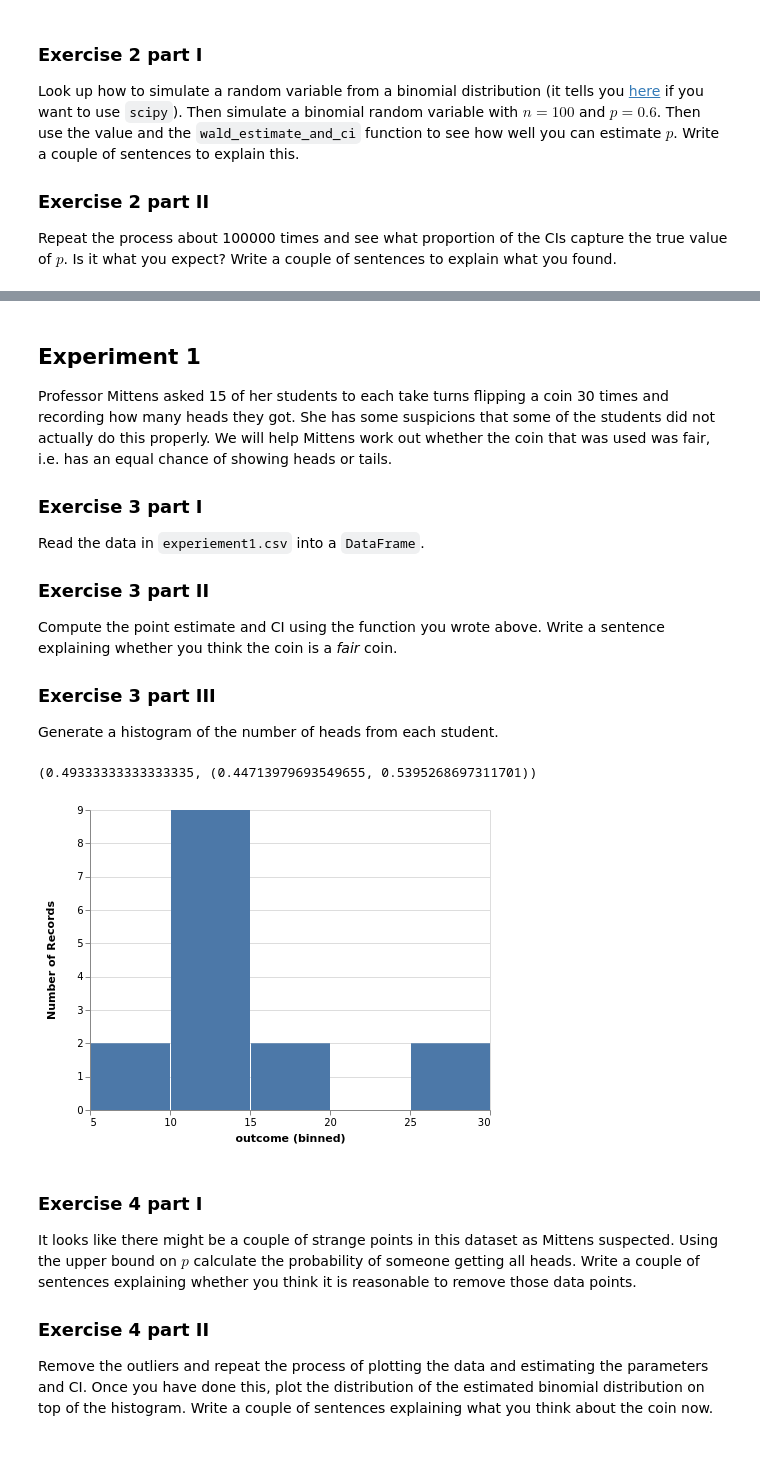
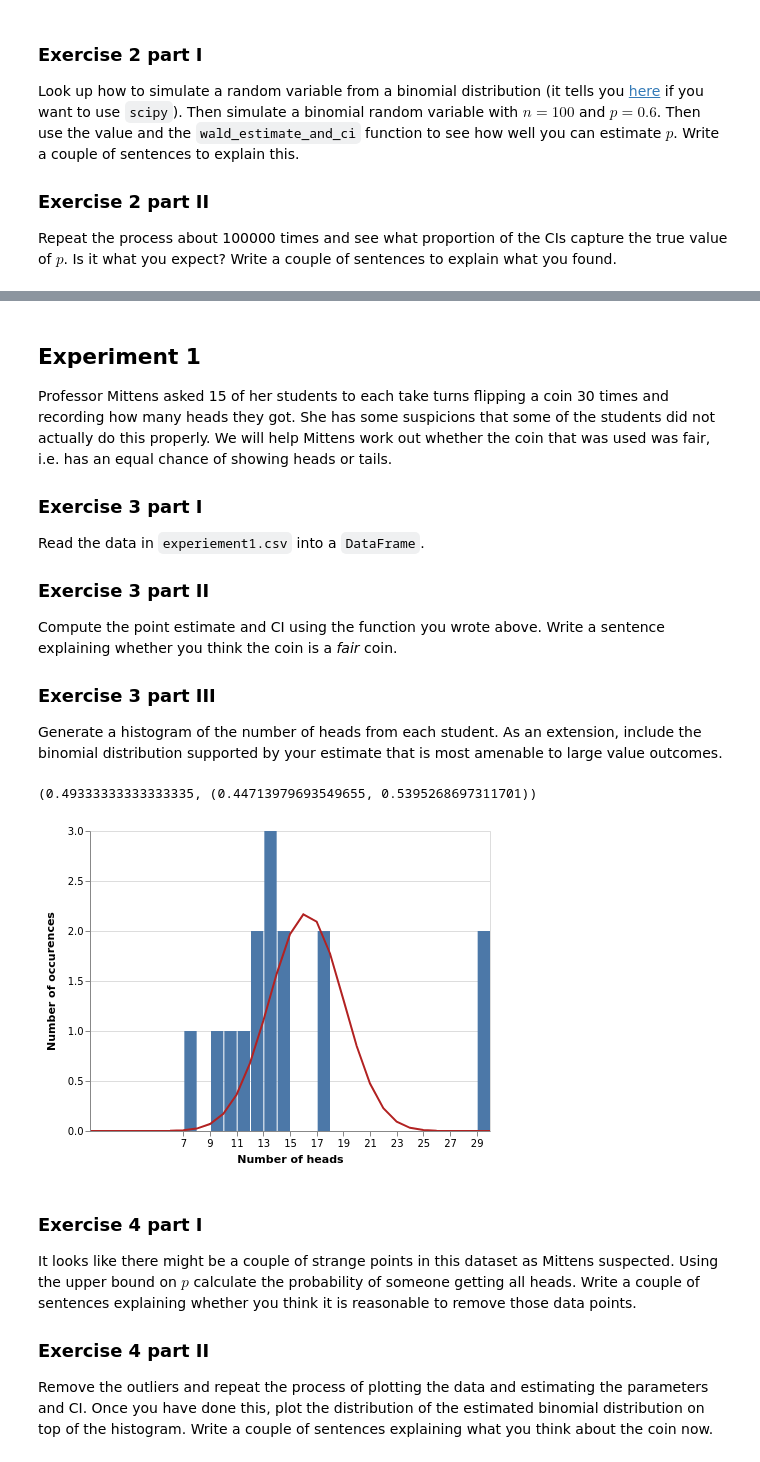
Before and after one commit to aezarebski/aas-extended-examples, a Jupyter notebook: example-1-answers.ipynb, the cells around one changed output, grey strips where cells are left out. Saved outputs shown, nothing was run; the diff lists cells and outputs as text; code cells hidden in the pictures.

```diff
--- a/example-1-answers.ipynb
+++ b/example-1-answers.ipynb
@@ -79,7 +79,7 @@ Compute the point estimate and CI using the function you wrote above. Write a se
 
 ### Exercise 3 part III
 
-Generate a histogram of the number of heads from each student.
+Generate a histogram of the number of heads from each student. As an extension, include the binomial distribution supported by your estimate that is most amenable to large value outcomes.
 # %%
 exp1 = pd.read_csv("experiment1.csv")
 # %%
@@ -94,14 +94,33 @@ est_and_ci = wald_estimate_and_ci(num_success=total_heads,
                                   num_trials=num_people * num_flips)
 
 print(est_and_ci)
-
-alt.Chart(head_counts).mark_bar().encode(
-    alt.X("outcome:Q", bin = True),
-    y = 'count()'
-)
 # %% [output]
 (0.49333333333333335, (0.44713979693549655, 0.5395268697311701))
-[figure, removed]
+# %%
+fig_1_a = (alt
+           .Chart(head_counts)
+           .mark_bar()
+           .encode(alt.X("outcome:Q",
+                         bin = alt.BinParams(step = 1),
+                         title = "Number of heads"),
+                   y = alt.Y("count()",
+                            title = "Number of occurences")))
+
+k_vals = range(0,31)
+k_probs = [num_people * stats.binom.pmf(k = k, n = num_flips, p = 0.540) for k in k_vals]
+binom_dist_df = pd.DataFrame({"value": k_vals,
+                              "prob": k_probs})
+
+fig_1_b = (alt
+           .Chart(binom_dist_df)
+           .mark_line(color= "firebrick")
+           .encode(x = "value",
+                   y = "prob"))
+
+
+fig_1_a + fig_1_b
+# %% [output]
+[figure, added]
 # %% [markdown]
 ### Exercise 4 part I
 
```
Also changed, not shown: parts of 2 cells of this notebook.
